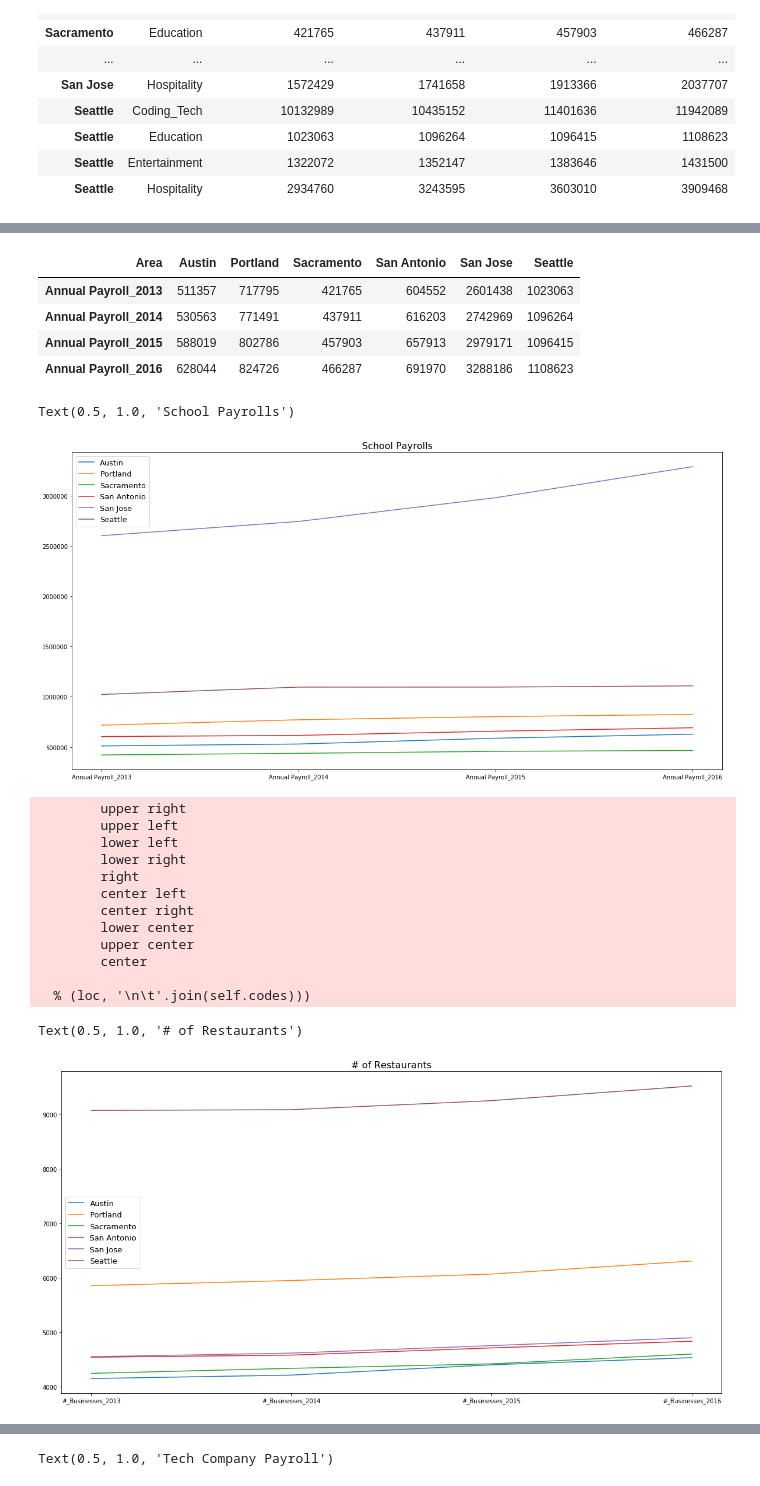
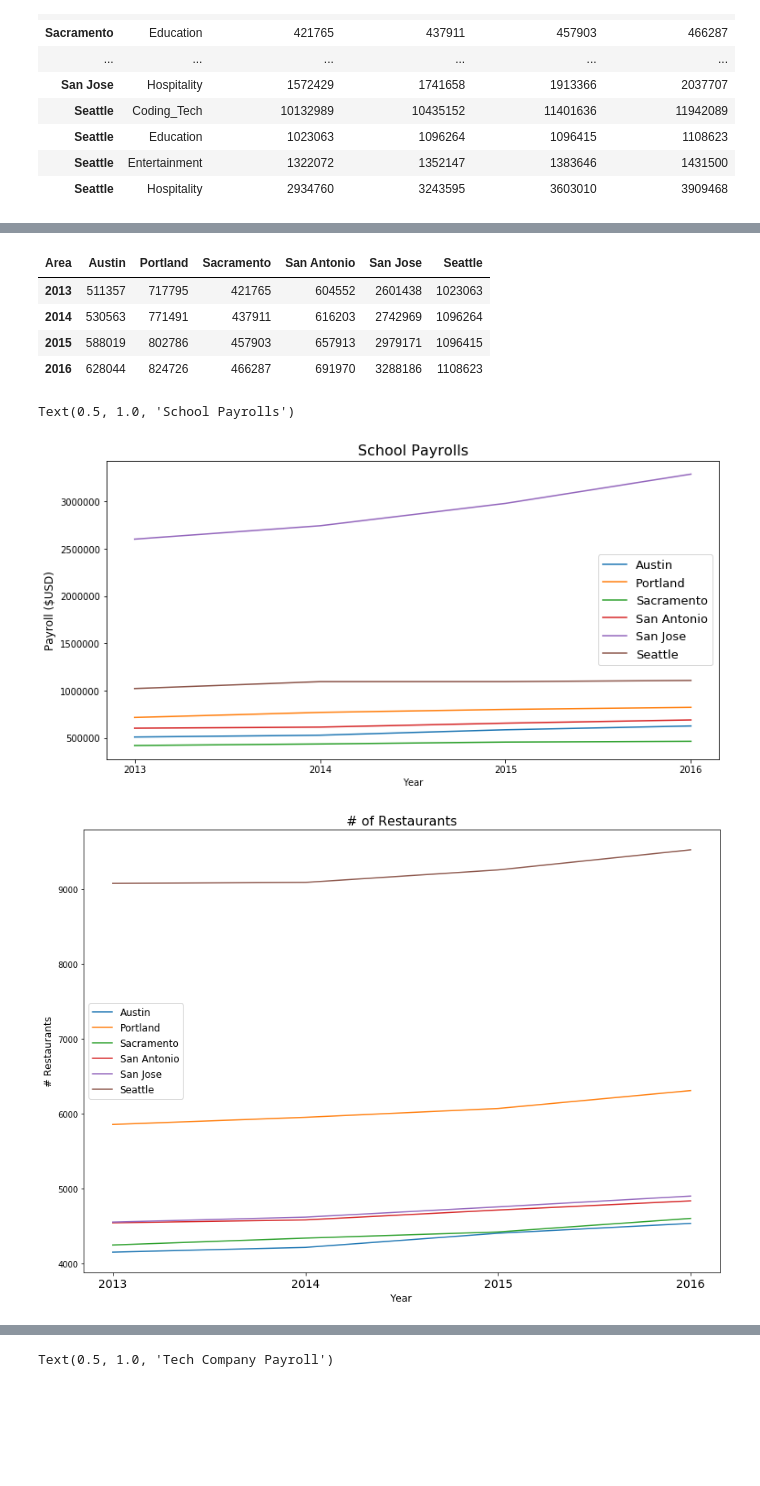
Before and after one commit to mrcjbf/project-one-repo, a Jupyter notebook: NotebooksAndData/cmac_census.ipynb, the cells around one changed output, grey strips where cells are left out. Saved outputs shown, nothing was run; the diff lists cells and outputs as text; code cells hidden in the pictures; blank space fills up the shorter version.

```diff
--- a/NotebooksAndData/cmac_census.ipynb
+++ b/NotebooksAndData/cmac_census.ipynb
@@ -240,7 +210,9 @@ payroll
 | Seattle | Entertainment | 1322072 | 1352147 | 1383646 | 1431500 |
 | Seattle | Hospitality | 2934760 | 3243595 | 3603010 | 3909468 |
 # %%
+#Just look at businesses data
 businesses = merge_all.drop(columns = {"Annual Payroll_2013","Annual Payroll_2014","Annual Payroll_2015","Annual Payroll_2016"})
 businesses=businesses[["Job_Type","#_Businesses_2013","#_Businesses_2014","#_Businesses_2015","#_Businesses_2016"]]
+businesses=businesses.rename(columns={"#_Businesses_2013":"2013","#_Businesses_2014":"2014","#_Businesses_2015":"2015","#_Businesses_2016":"2016"})
 businesses
 # %% [output]
@@ -266,47 +238,47 @@ businesses
 education = payroll[payroll["Job_Type"]=="Education"]
 education_T = education.T
 education_T= education_T.drop(index="Job_Type")
+education_T=education_T.rename(index={"Annual Payroll_2013":"2013","Annual Payroll_2014":"2014","Annual Payroll_2015":"2015","Annual Payroll_2016":"2016"})
 education_T
 # %% [output]
 | Area | Austin | Portland | Sacramento | San Antonio | San Jose | Seattle |
-| Annual Payroll_2013 | 511357 | 717795 | 421765 | 604552 | 2601438 | 1023063 |
-| Annual Payroll_2014 | 530563 | 771491 | 437911 | 616203 | 2742969 | 1096264 |
-| Annual Payroll_2015 | 588019 | 802786 | 457903 | 657913 | 2979171 | 1096415 |
-| Annual Payroll_2016 | 628044 | 824726 | 466287 | 691970 | 3288186 | 1108623 |
+| 2013 | 511357 | 717795 | 421765 | 604552 | 2601438 | 1023063 |
+| 2014 | 530563 | 771491 | 437911 | 616203 | 2742969 | 1096264 |
+| 2015 | 588019 | 802786 | 457903 | 657913 | 2979171 | 1096415 |
+| 2016 | 628044 | 824726 | 466287 | 691970 | 3288186 | 1108623 |
 # %%
-plt.figure(figsize=(20,10))
+cmac_years=[2013,2014,2015,2016]
+
+plt.figure(figsize=(12,6))
+
 for city in education_T:
         plt.plot(education_T[city],label = city)
-plt.legend(loc='upper left',fontsize = 13)
+
+plt.legend(loc="best",fontsize = 13)
+plt.ylabel("Payroll ($USD)",fontsize =12)
+plt.xlabel("Year")
 plt.title("School Payrolls",fontsize = 16)
 # %% [output]
 Text(0.5, 1.0, 'School Payrolls')
-[figure, old version]
+[figure, new version]
 # %%
 restaurant_nums = businesses[businesses["Job_Type"]=="Hospitality"]
 restaurant_nums_T = restaurant_nums.T
 restaurant_nums_T= restaurant_nums_T.drop(index="Job_Type")
 
-plt.figure(figsize=(20,10))
+plt.figure(figsize=(14,10))
+
 for city in restaurant_nums_T:
         plt.plot(restaurant_nums_T[city],label = city)
-plt.legend(loc='mid left',fontsize = 13)
+
+plt.legend(loc='center left',fontsize = 12)
 plt.title("# of Restaurants",fontsize = 16)
+plt.xlabel("Year",fontsize=12)
+plt.ylabel("# Restaurants",fontsize=12)
+plt.xticks(fontsize=14)
+plt.savefig("# of restaurants.png")
 # %% [output]
-        upper right
-        upper left
-        lower left
-        lower right
-        right
-        center left
-        center right
-        lower center
-        upper center
-        center
-
-  % (loc, '\n\t'.join(self.codes)))
-Text(0.5, 1.0, '# of Restaurants')
-[figure, old version]
+[figure, new version]
 # %%
 entertain_nums = businesses[businesses["Job_Type"]=="Entertainment"]
 entertain_nums_T = entertain_nums.T
```
Also changed, not shown: parts of 7 cells of this notebook, 12 other files.
